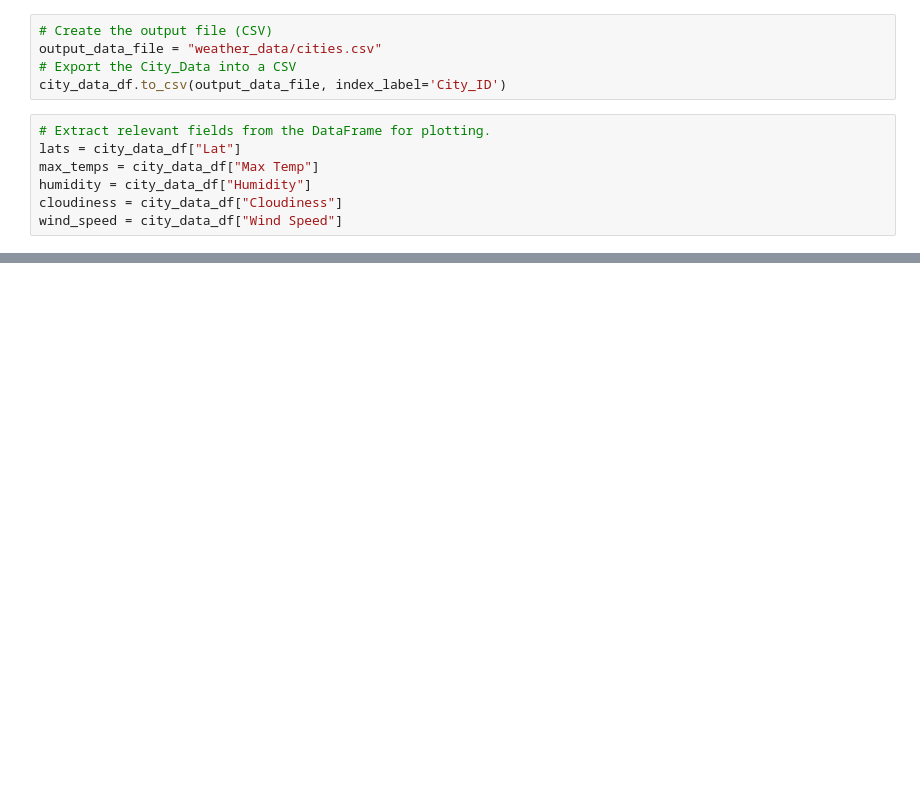
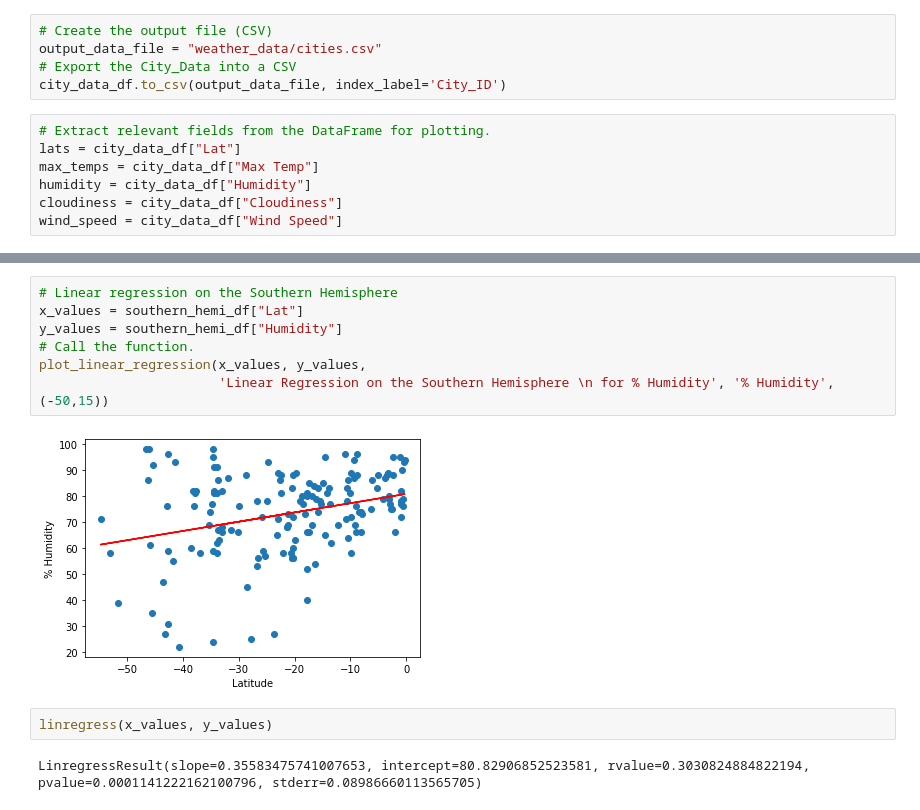
Before and after one commit to Jose-Monagas/World_Weather_Analysis, a Jupyter notebook: WeatherPy.ipynb, the cells around one changed output, grey strips where cells are left out. Saved outputs shown, nothing was run; the diff lists cells and outputs as text; blank space fills up the shorter version.

```diff
--- a/WeatherPy.ipynb
+++ b/WeatherPy.ipynb
@@ -262,0 +373,13 @@ plt.show()
+# %%
+# Linear regression on the Southern Hemisphere
+x_values = southern_hemi_df["Lat"]
+y_values = southern_hemi_df["Humidity"]
+# Call the function.
+plot_linear_regression(x_values, y_values,
+                       'Linear Regression on the Southern Hemisphere \n for % Humidity', '% Humidity',(-50,15))
+# %% [output]
+[figure, added]
+# %%
+linregress(x_values, y_values)
+# %% [output]
+LinregressResult(slope=0.35583475741007653, intercept=80.82906852523581, rvalue=0.3030824884822194, pvalue=0.0001141222162100796, stderr=0.08986660113565705)
```
Also changed, not shown: parts of 30 cells of this notebook.
